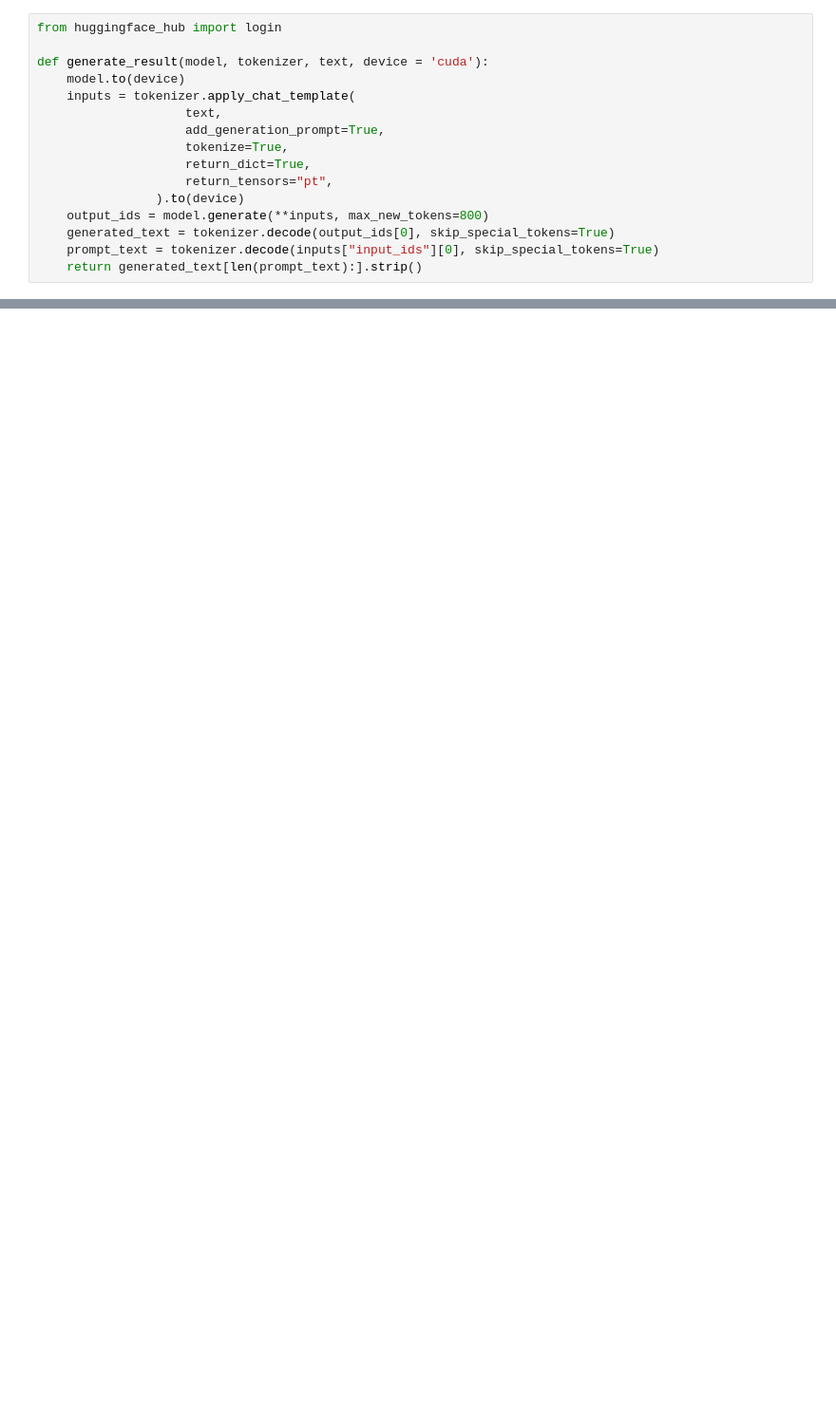
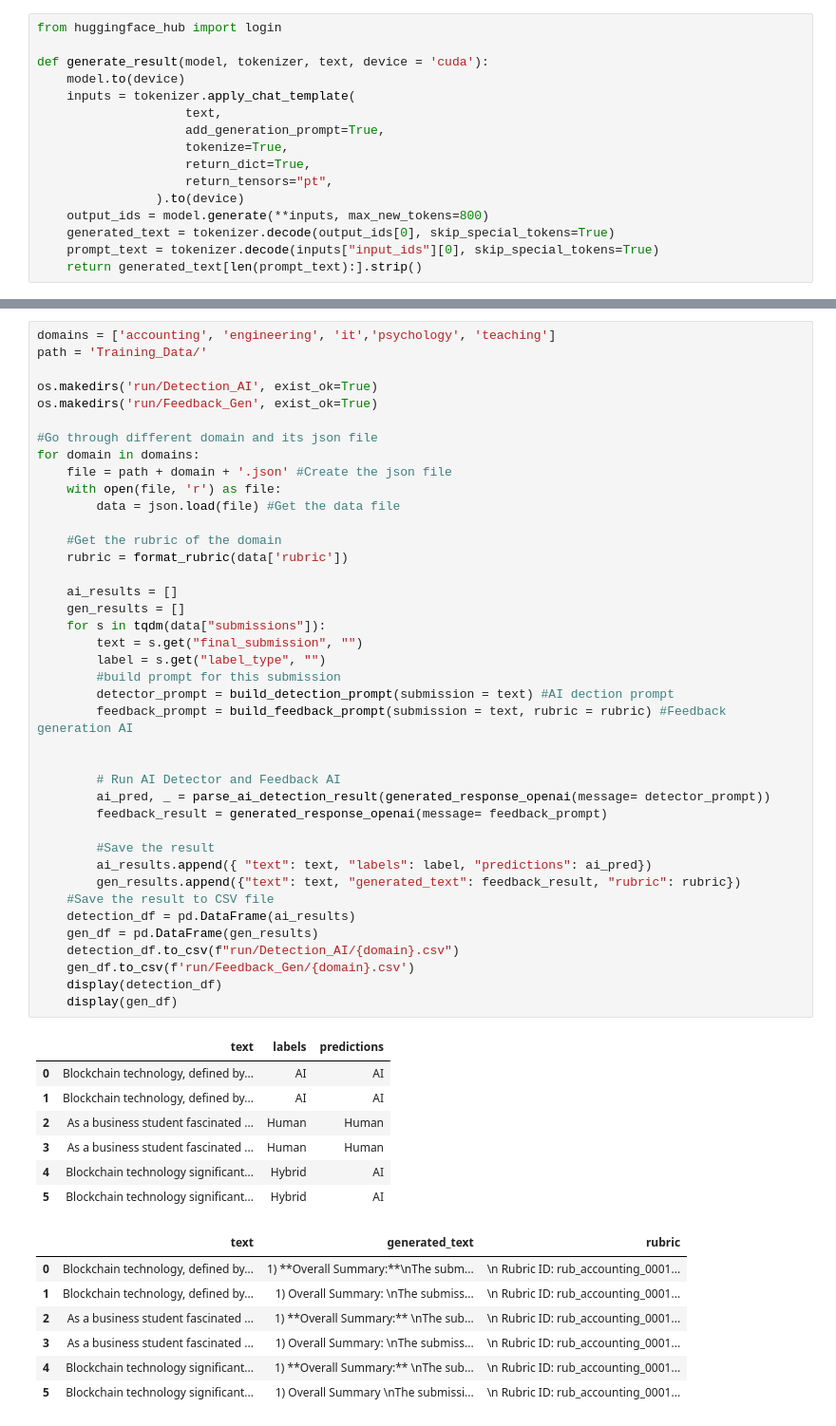
Before and after one commit to InnovAIte-Deakin/aaie-model-lab, a Jupyter notebook: Model and Prompt Selection/Prompting Techniques/Structure_Prompt/structure_prompt.ipynb, the cells around one changed output, grey strips where cells are left out. Shown at 95% size. Drawn from its saved outputs; the diff is of its cells as text; blank space fills up the shorter version.

```diff
--- a/Model and Prompt Selection/Prompting Techniques/Structure_Prompt/structure_prompt.ipynb
+++ b/Model and Prompt Selection/Prompting Techniques/Structure_Prompt/structure_prompt.ipynb
@@ -175,0 +153,55 @@ Evidence:
+# %%
+domains = ['accounting', 'engineering', 'it','psychology', 'teaching']
+path = 'Training_Data/'
+
+os.makedirs('run/Detection_AI', exist_ok=True)
+os.makedirs('run/Feedback_Gen', exist_ok=True)
+
+#Go through different domain and its json file
+for domain in domains:
+    file = path + domain + '.json' #Create the json file
+    with open(file, 'r') as file:
+        data = json.load(file) #Get the data file
+
+    #Get the rubric of the domain
+    rubric = format_rubric(data['rubric'])
+
+    ai_results = []
+    gen_results = []
+    for s in tqdm(data["submissions"]):
+        text = s.get("final_submission", "")
+        label = s.get("label_type", "")
+        #build prompt for this submission
+        detector_prompt = build_detection_prompt(submission = text) #AI dection prompt
+        feedback_prompt = build_feedback_prompt(submission = text, rubric = rubric) #Feedback generation AI
+
+
+        # Run AI Detector and Feedback AI
+        ai_pred, _ = parse_ai_detection_result(generated_response_openai(message= detector_prompt))
+        feedback_result = generated_response_openai(message= feedback_prompt)
+
+        #Save the result
+        ai_results.append({ "text": text, "labels": label, "predictions": ai_pred})
+        gen_results.append({"text": text, "generated_text": feedback_result, "rubric": rubric})
+    #Save the result to CSV file
+    detection_df = pd.DataFrame(ai_results)
+    gen_df = pd.DataFrame(gen_results)
+    detection_df.to_csv(f"run/Detection_AI/{domain}.csv")
+    gen_df.to_csv(f'run/Feedback_Gen/{domain}.csv')
+    display(detection_df)
+    display(gen_df)
+# %% [output]
+|  | text | labels | predictions |
+| 0 | Blockchain technology, defined by... | AI | AI |
+| 1 | Blockchain technology, defined by... | AI | AI |
+| 2 | As a business student fascinated ... | Human | Human |
+| 3 | As a business student fascinated ... | Human | Human |
+| 4 | Blockchain technology significant... | Hybrid | AI |
+| 5 | Blockchain technology significant... | Hybrid | AI |
+|  | text | generated_text | rubric |
+| 0 | Blockchain technology, defined by... | 1) **Overall Summary:**\nThe subm... | \n Rubric ID: rub_accounting_0001... |
+| 1 | Blockchain technology, defined by... | 1) Overall Summary: \nThe submiss... | \n Rubric ID: rub_accounting_0001... |
+| 2 | As a business student fascinated ... | 1) **Overall Summary:** \nThe sub... | \n Rubric ID: rub_accounting_0001... |
+| 3 | As a business student fascinated ... | 1) Overall Summary: \nThe submiss... | \n Rubric ID: rub_accounting_0001... |
+| 4 | Blockchain technology significant... | 1) **Overall Summary:** \nThe sub... | \n Rubric ID: rub_accounting_0001... |
+| 5 | Blockchain technology significant... | 1) Overall Summary \nThe submissi... | \n Rubric ID: rub_accounting_0001... |
```
Also changed, not shown: parts of 16 cells of this notebook, 3 other files.
